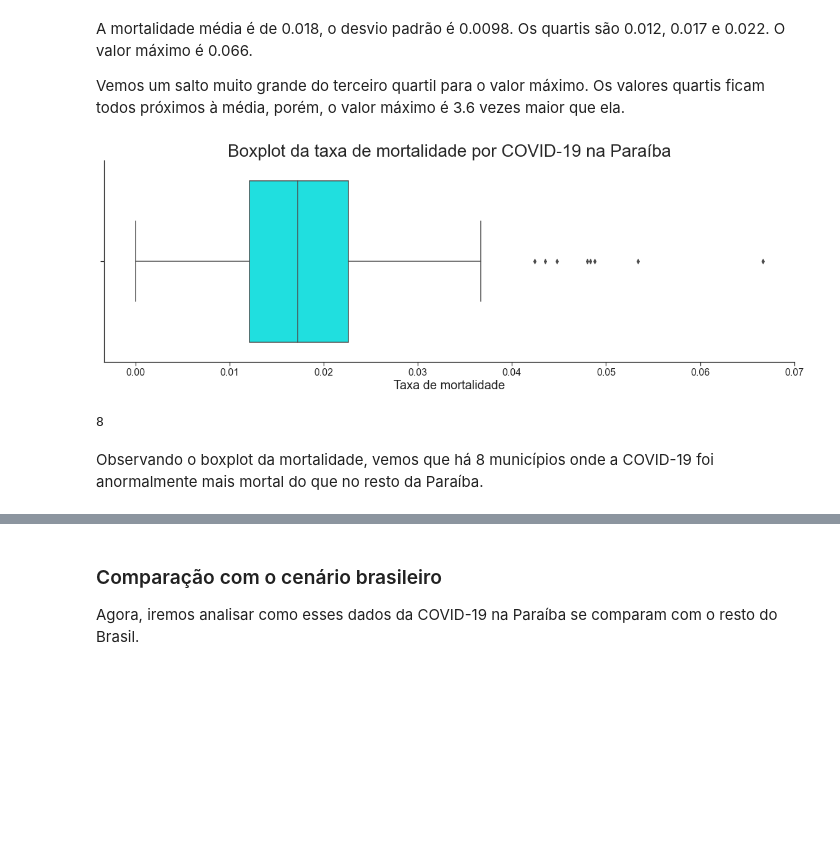
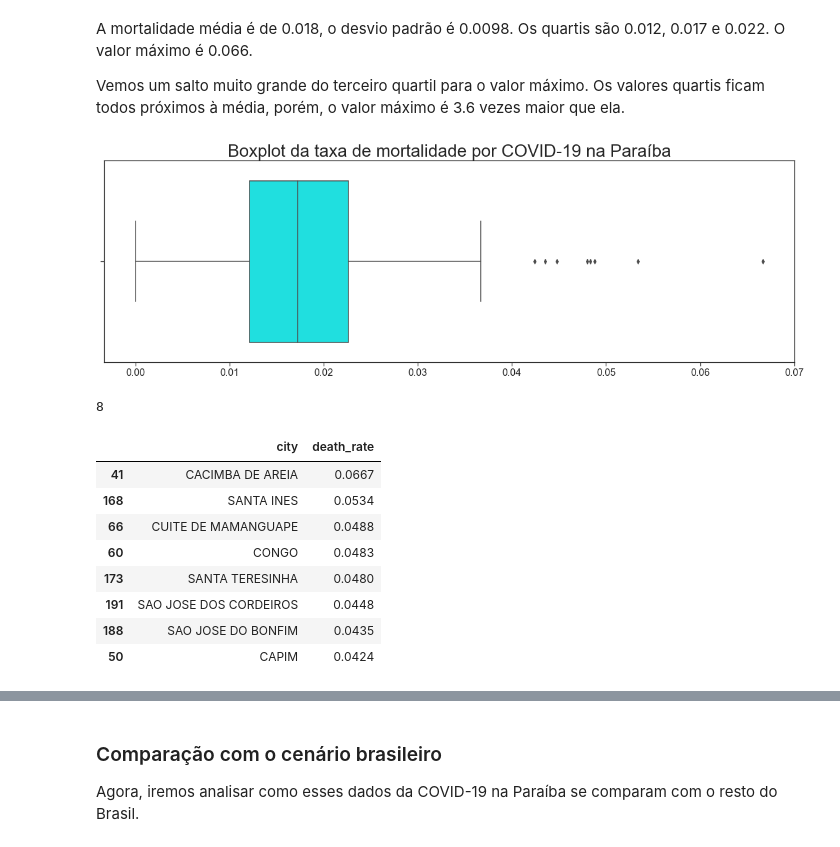
Before and after one commit to maxbarbosa/data-science-final-project, a Jupyter notebook: relatorio_final.ipynb, the cells around one changed output, grey strips where cells are left out. Saved outputs shown, nothing was run; the diff lists cells and outputs as text; code cells hidden in the pictures; blank space fills up the shorter version.

```diff
--- a/relatorio_final.ipynb
+++ b/relatorio_final.ipynb
@@ -384,14 +407,24 @@ Vemos um salto muito grande do terceiro quartil para o valor máximo. Os valores
 # %%
 ax = sns.boxplot(data = casos_pb_df, x = 'death_rate', color = 'cyan')
 ax.set_title('Boxplot da taxa de mortalidade por COVID-19 na Paraíba', fontsize = 28)
 ax.figure.set_size_inches(20, 6)
-ax.set_xlabel('Taxa de mortalidade', fontsize = 20)
+ax.set_xlabel('', fontsize = 16)
 ax.tick_params(labelsize = 16)
 # %% [output]
-[figure, old version]
+[figure, new version]
 # %%
 casos_pb_df[casos_pb_df.death_rate > 0.04]['death_rate'].count()
 # %% [output]
 8
-# %% [markdown]
-Observando o boxplot da mortalidade, vemos que há 8 municípios onde a COVID-19 foi anormalmente mais mortal do que no resto da Paraíba.
+# %%
+casos_pb_df.sort_values(by = 'death_rate', ascending = False)[['city', 'death_rate']].head(8)
+# %% [output]
+|  | city | death_rate |
+| 41 | CACIMBA DE AREIA | 0.0667 |
+| 168 | SANTA INES | 0.0534 |
+| 66 | CUITE DE MAMANGUAPE | 0.0488 |
+| 60 | CONGO | 0.0483 |
+| 173 | SANTA TERESINHA | 0.0480 |
+| 191 | SAO JOSE DOS CORDEIROS | 0.0448 |
+| 188 | SAO JOSE DO BONFIM | 0.0435 |
+| 50 | CAPIM | 0.0424 |
```
Also changed, not shown: parts of 15 cells of this notebook.
